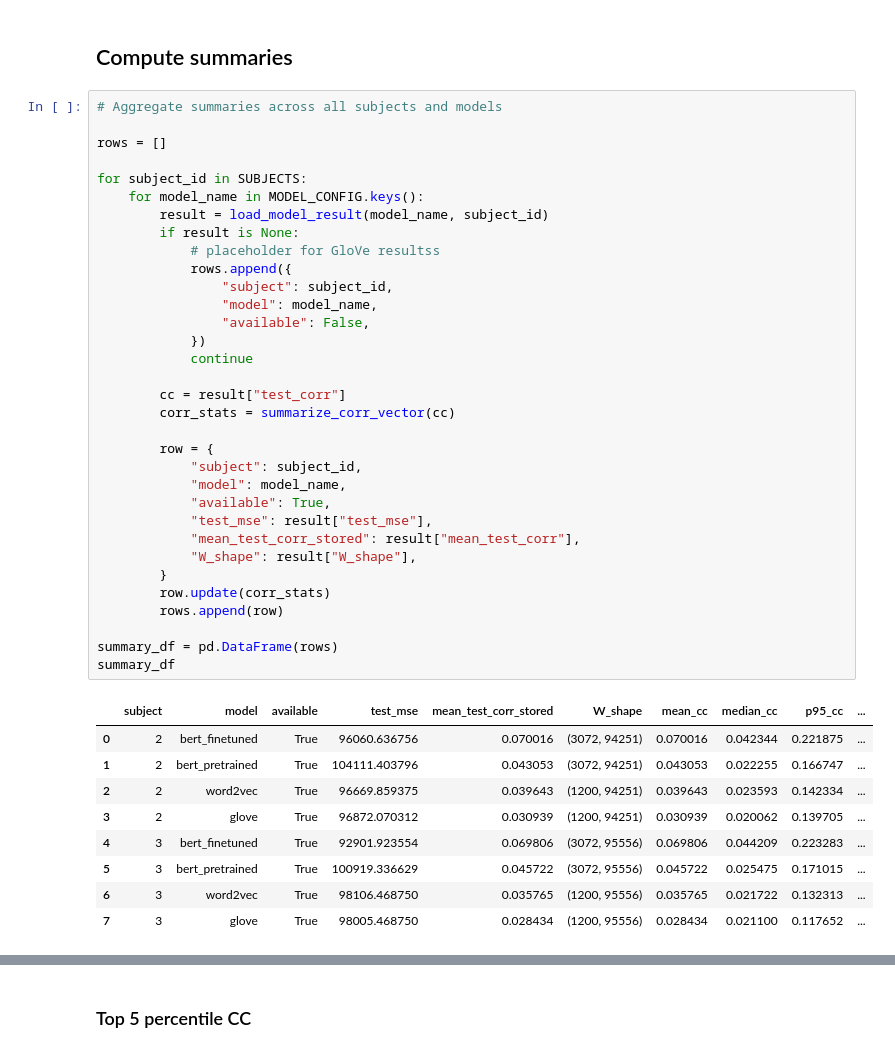
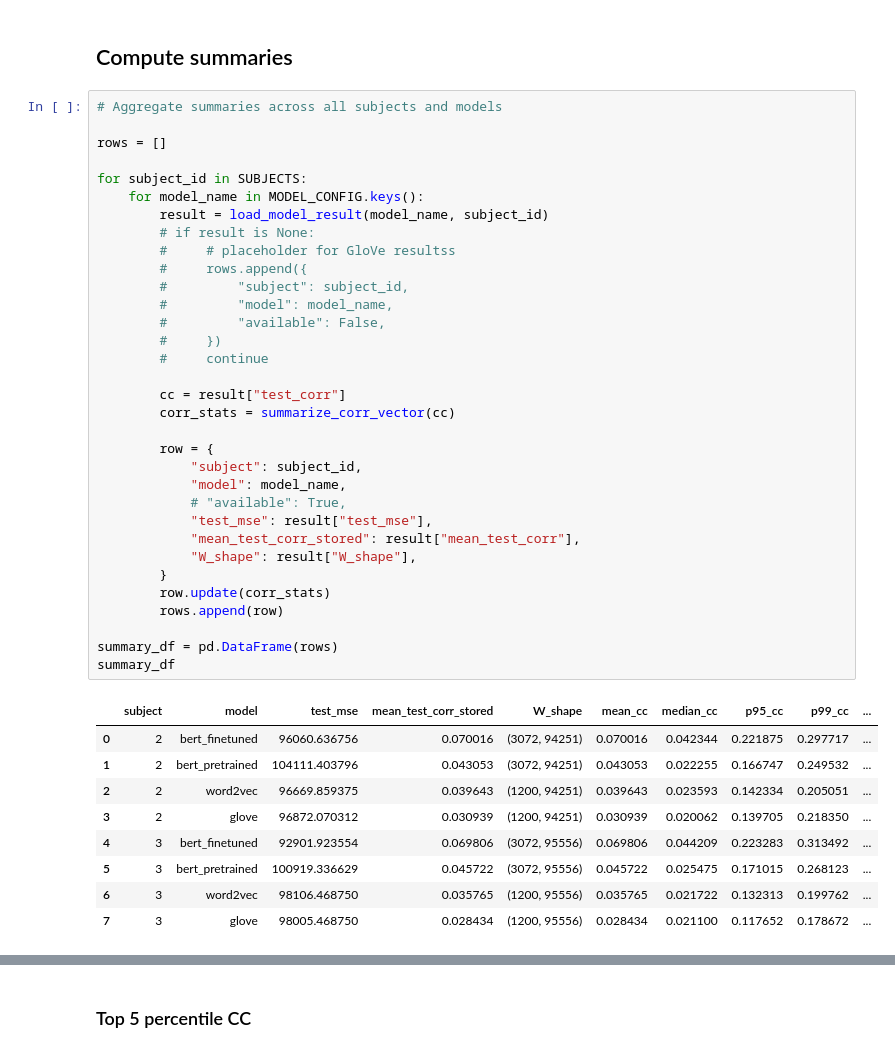
Before and after one commit to mkaeppel/stat215a_final, a Jupyter notebook: code/cross_val_regression.ipynb, the cells around one changed output, grey strips where cells are left out. Drawn from its saved outputs; the diff is of its cells as text.

```diff
--- a/code/cross_val_regression.ipynb
+++ b/code/cross_val_regression.ipynb
@@ -89,43 +89,43 @@ def summarize_corr_vector(cc):
 # %%
 # Aggregate summaries across all subjects and models
 
 rows = []
 
 for subject_id in SUBJECTS:
     for model_name in MODEL_CONFIG.keys():
         result = load_model_result(model_name, subject_id)
-        if result is None:
-            # placeholder for GloVe resultss
-            rows.append({
-                "subject": subject_id,
-                "model": model_name,
-                "available": False,
-            })
-            continue
+        # if result is None:
+        #     # placeholder for GloVe resultss
+        #     rows.append({
+        #         "subject": subject_id,
+        #         "model": model_name,
+        #         "available": False,
+        #     })
+        #     continue
 
         cc = result["test_corr"]
         corr_stats = summarize_corr_vector(cc)
 
         row = {
             "subject": subject_id,
             "model": model_name,
-            "available": True,
+            # "available": True,
             "test_mse": result["test_mse"],
             "mean_test_corr_stored": result["mean_test_corr"],
             "W_shape": result["W_shape"],
         }
         row.update(corr_stats)
         rows.append(row)
 
 summary_df = pd.DataFrame(rows)
 summary_df
 # %% [output]
-|  | subject | model | available | test_mse | mean_test_corr_stored | W_shape | mean_cc | median_cc | p95_cc | ... |
-| 0 | 2 | bert_finetuned | True | 96060.636756 | 0.070016 | (3072, 94251) | 0.070016 | 0.042344 | 0.221875 | ... |
-| 1 | 2 | bert_pretrained | True | 104111.403796 | 0.043053 | (3072, 94251) | 0.043053 | 0.022255 | 0.166747 | ... |
-| 2 | 2 | word2vec | True | 96669.859375 | 0.039643 | (1200, 94251) | 0.039643 | 0.023593 | 0.142334 | ... |
-| 3 | 2 | glove | True | 96872.070312 | 0.030939 | (1200, 94251) | 0.030939 | 0.020062 | 0.139705 | ... |
-| 4 | 3 | bert_finetuned | True | 92901.923554 | 0.069806 | (3072, 95556) | 0.069806 | 0.044209 | 0.223283 | ... |
-| 5 | 3 | bert_pretrained | True | 100919.336629 | 0.045722 | (3072, 95556) | 0.045722 | 0.025475 | 0.171015 | ... |
-| 6 | 3 | word2vec | True | 98106.468750 | 0.035765 | (1200, 95556) | 0.035765 | 0.021722 | 0.132313 | ... |
-| 7 | 3 | glove | True | 98005.468750 | 0.028434 | (1200, 95556) | 0.028434 | 0.021100 | 0.117652 | ... |
+|  | subject | model | test_mse | mean_test_corr_stored | W_shape | mean_cc | median_cc | p95_cc | p99_cc | ... |
+| 0 | 2 | bert_finetuned | 96060.636756 | 0.070016 | (3072, 94251) | 0.070016 | 0.042344 | 0.221875 | 0.297717 | ... |
+| 1 | 2 | bert_pretrained | 104111.403796 | 0.043053 | (3072, 94251) | 0.043053 | 0.022255 | 0.166747 | 0.249532 | ... |
+| 2 | 2 | word2vec | 96669.859375 | 0.039643 | (1200, 94251) | 0.039643 | 0.023593 | 0.142334 | 0.205051 | ... |
+| 3 | 2 | glove | 96872.070312 | 0.030939 | (1200, 94251) | 0.030939 | 0.020062 | 0.139705 | 0.218350 | ... |
+| 4 | 3 | bert_finetuned | 92901.923554 | 0.069806 | (3072, 95556) | 0.069806 | 0.044209 | 0.223283 | 0.313492 | ... |
+| 5 | 3 | bert_pretrained | 100919.336629 | 0.045722 | (3072, 95556) | 0.045722 | 0.025475 | 0.171015 | 0.268123 | ... |
+| 6 | 3 | word2vec | 98106.468750 | 0.035765 | (1200, 95556) | 0.035765 | 0.021722 | 0.132313 | 0.199762 | ... |
+| 7 | 3 | glove | 98005.468750 | 0.028434 | (1200, 95556) | 0.028434 | 0.021100 | 0.117652 | 0.178672 | ... |
```
Also changed, not shown: parts of 10 cells of this notebook, 4 other files.
